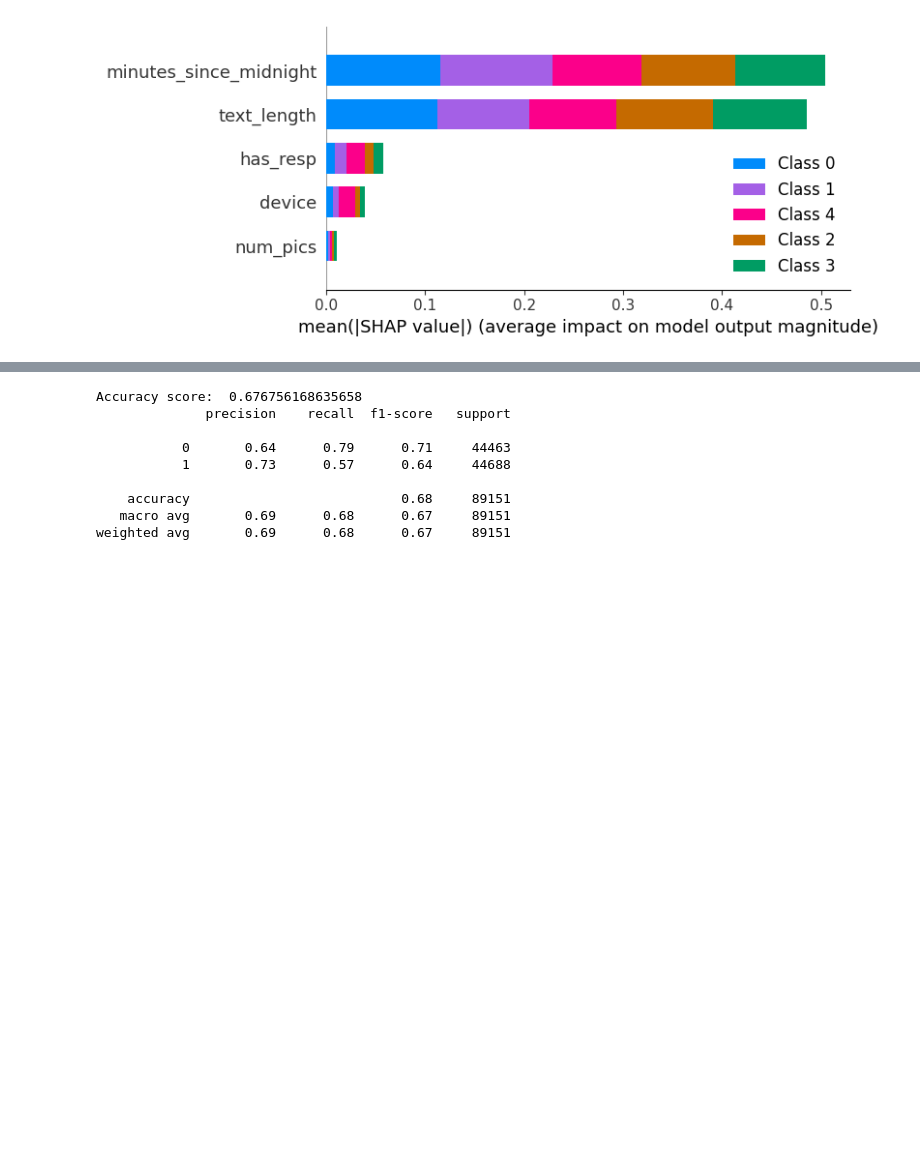
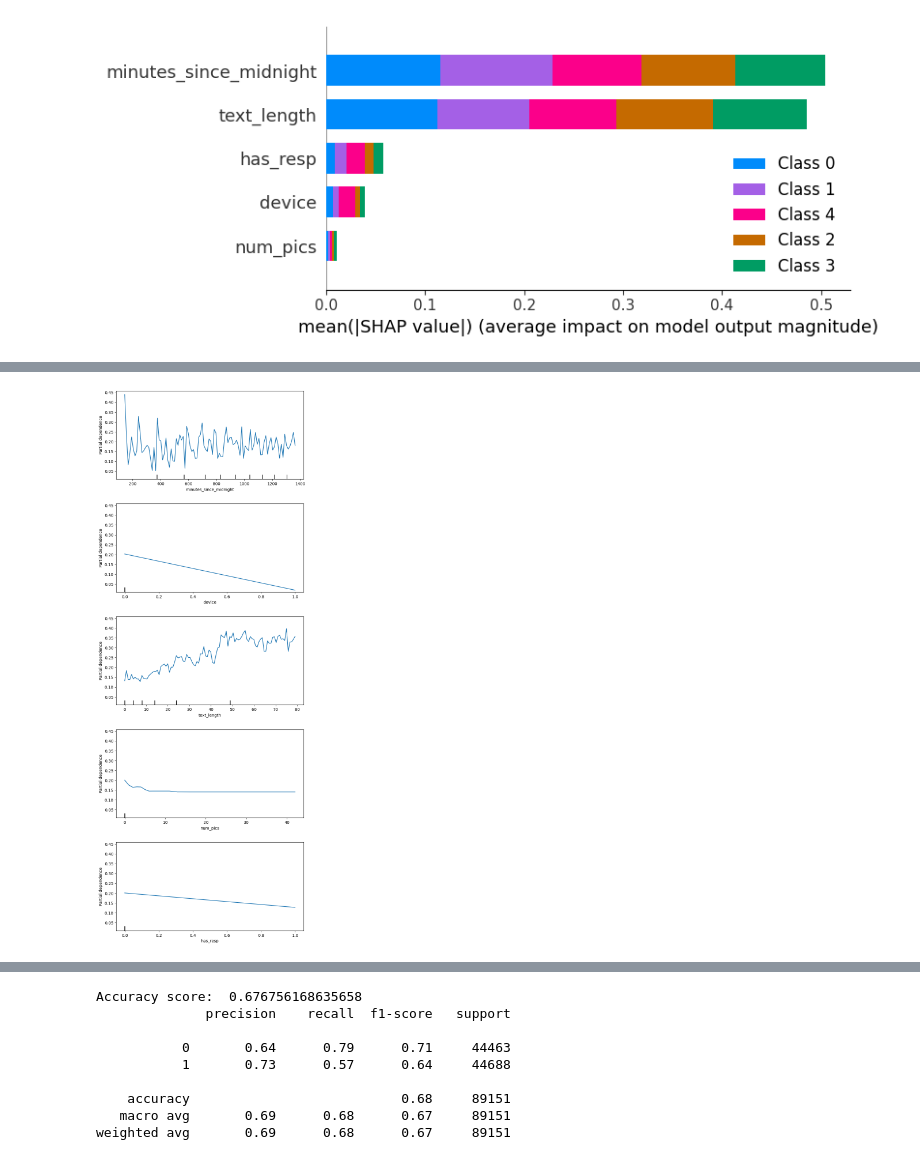
Before and after one commit to SkywingsWang/Masters-Degree-Dissertation, a Jupyter notebook: dissertation.ipynb, the cells around one changed output, grey strips where cells are left out. Drawn from its saved outputs; the diff is of its cells as text; code cells hidden in the pictures; blank space fills up the shorter version.

```diff
--- a/dissertation.ipynb
+++ b/dissertation.ipynb
@@ -549,0 +603,18 @@ plot_multiclass_summary(shap_values_DT, X_test)
+# %%
+from sklearn.inspection import PartialDependenceDisplay
+
+# Using the Decision Tree model as an example, and targeting class 1
+features = ['minutes_since_midnight', 'device', 'text_length', 'num_pics', 'has_resp']
+
+# Create a larger figure
+fig, ax = plt.subplots(len(features), 1, figsize=(8, len(features) * 4))
+
+display = PartialDependenceDisplay.from_estimator(model_DT, X_test, features, target=1, ax=ax)
+
+# Adjust layout for better visibility
+fig.tight_layout(pad=3.0)
+
+# Display the plots
+plt.show()
+# %% [output]
+[figure, added]
```
Also changed, not shown: parts of 6 cells of this notebook.
